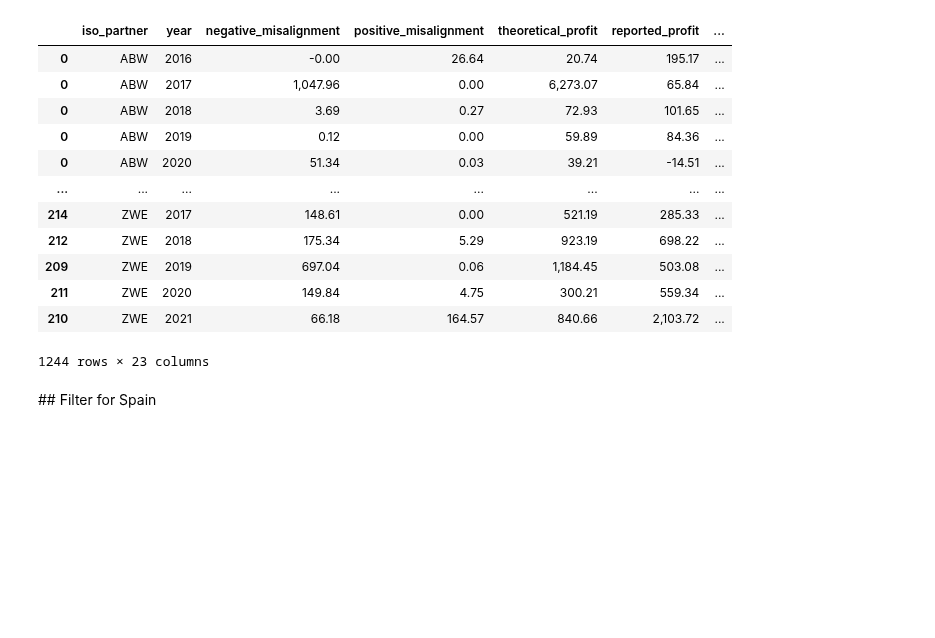
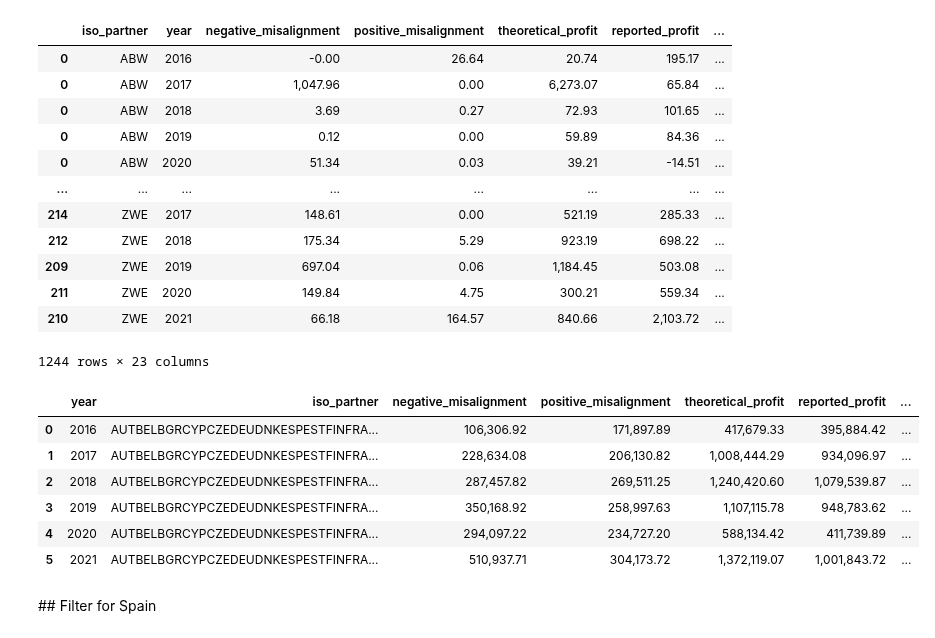
Before and after one commit to Tax-Justice-Network/unitary-taxation, a Jupyter notebook: src/7_specific_country_requests.ipynb, the cells around one changed output. Drawn from its saved outputs; the diff is of its cells as text; code cells hidden in the pictures; blank space fills up the shorter version.

```diff
--- a/src/7_specific_country_requests.ipynb
+++ b/src/7_specific_country_requests.ipynb
@@ -58,6 +58,21 @@ sotj_countries
 | 211 | ZWE | 2020 | 149.84 | 4.75 | 300.21 | 559.34 | ... |
 | 210 | ZWE | 2021 | 66.18 | 164.57 | 840.66 | 2,103.72 | ... |
 1244 rows × 23 columns
+# %%
+sotj_EU = sotj_countries[sotj_countries['iso_partner'].isin(['ESP', 'FRA', 'ITA', 'DEU', 'NLD', 'BEL', 'AUT', 'DNK', 'SWE', 'FIN', 'IRL', 'PRT', 'GRC', 'CZE', 'POL', 'HUN', 'ROU', 'BGR', 'HRV', 'SVK', 'SVN', 'EST', 'LVA', 'LTU', 'MLT', 'CYP', 'LUX'])]
+
+# Sum by year
+sotj_EU = sotj_EU.groupby('year').sum().reset_index()
+
+sotj_EU
+# %% [output]
+|  | year | iso_partner | negative_misalignment | positive_misalignment | theoretical_profit | reported_profit | ... |
+| 0 | 2016 | AUTBELBGRCYPCZEDEUDNKESPESTFINFRA... | 106,306.92 | 171,897.89 | 417,679.33 | 395,884.42 | ... |
+| 1 | 2017 | AUTBELBGRCYPCZEDEUDNKESPESTFINFRA... | 228,634.08 | 206,130.82 | 1,008,444.29 | 934,096.97 | ... |
+| 2 | 2018 | AUTBELBGRCYPCZEDEUDNKESPESTFINFRA... | 287,457.82 | 269,511.25 | 1,240,420.60 | 1,079,539.87 | ... |
+| 3 | 2019 | AUTBELBGRCYPCZEDEUDNKESPESTFINFRA... | 350,168.92 | 258,997.63 | 1,107,115.78 | 948,783.62 | ... |
+| 4 | 2020 | AUTBELBGRCYPCZEDEUDNKESPESTFINFRA... | 294,097.22 | 234,727.20 | 588,134.42 | 411,739.89 | ... |
+| 5 | 2021 | AUTBELBGRCYPCZEDEUDNKESPESTFINFRA... | 510,937.71 | 304,173.72 | 1,372,119.07 | 1,001,843.72 | ... |
 # %% [markdown]
 ## Filter for Spain
 # %%
```
